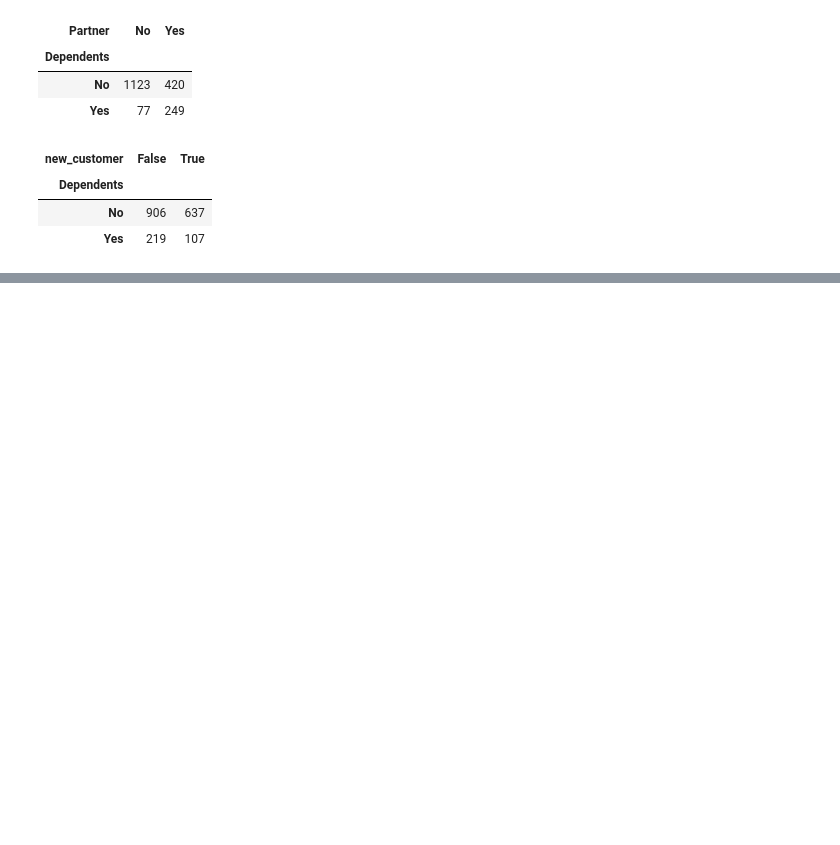
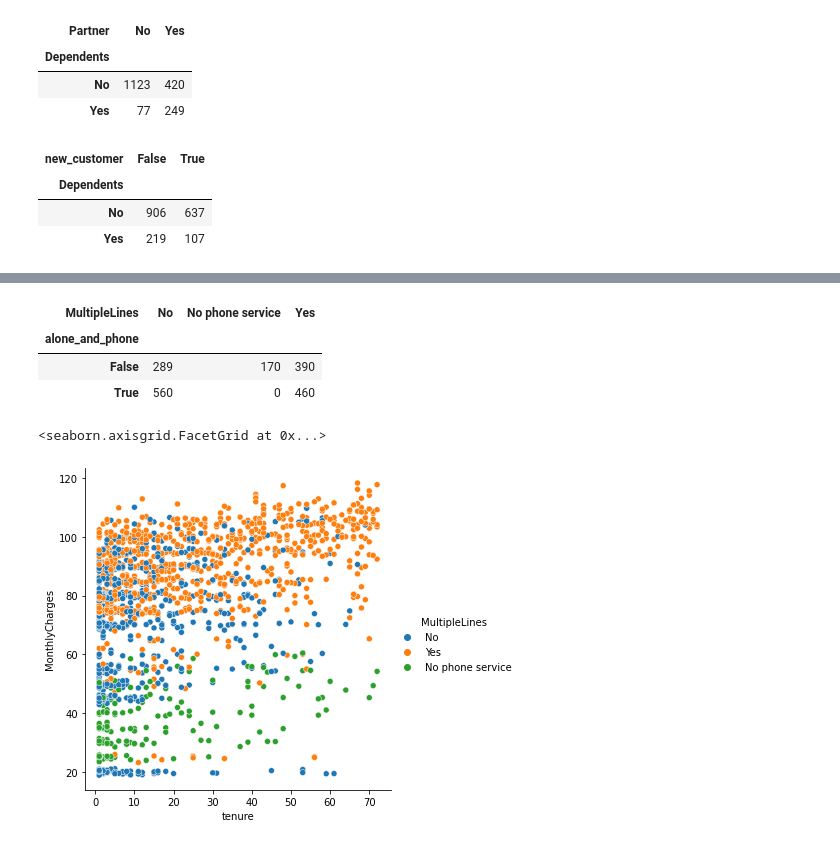
Before and after one commit to johngrinstead/storytelling, a Jupyter notebook: Storytelling project.ipynb, the cells around one changed output, grey strips where cells are left out. Cells and saved outputs as stored; diff of their text form; code cells hidden in the pictures; blank space fills up the shorter version.

Commit message:
completed exploring data

```diff
--- a/Storytelling project.ipynb
+++ b/Storytelling project.ipynb
@@ -333,7 +333,7 @@ pd.crosstab(churn_mtm.Dependents, churn_mtm.new_customer)
 | No | 906 | 637 |
 | Yes | 219 | 107 |
 # %%
-churn_mtm['live_alone'] = churn_mtm.Dependents == 'No' and churn_mtm.Partner == 'No'
+churn_mtm['live_alone'] = (churn_mtm.Dependents == 'No') & (churn_mtm.Partner == 'No')
 
 churn_mtm.head()
 # %% [output]
@@ -340,0 +391,4 @@ ValueError: The truth value of a Series is ambiguous. Use a.empty, a.bool(), a.i
+# %%
+churn_mtm['alone_and_phone'] = (churn_mtm.live_alone == True) & (churn_mtm.PhoneService == 'Yes')
+
+churn_mtm.head()
@@ -340,0 +408,14 @@ ValueError: The truth value of a Series is ambiguous. Use a.empty, a.bool(), a.i
+# %%
+pd.crosstab(churn_mtm.alone_and_phone, churn_mtm.MultipleLines)
+# %% [output]
+| MultipleLines | No | No phone service | Yes |
+| alone_and_phone |  |  |  |
+| False | 289 | 170 | 390 |
+| True | 560 | 0 | 460 |
+# %%
+sns.relplot(x='tenure', y='MonthlyCharges', hue = 'MultipleLines' ,data=churn_mtm)
+
+## an overwhelming amount of customers who churn are customers with multiple lines of service and have higher monthly rates
+# %% [output]
+<seaborn.axisgrid.FacetGrid at 0x...>
+[figure, added]
```
Also changed, not shown: parts of 17 cells of this notebook, 4 other files.
